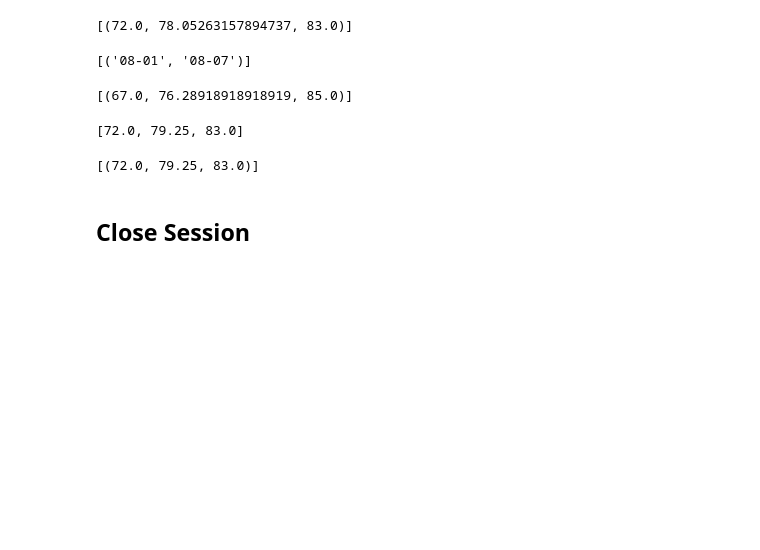
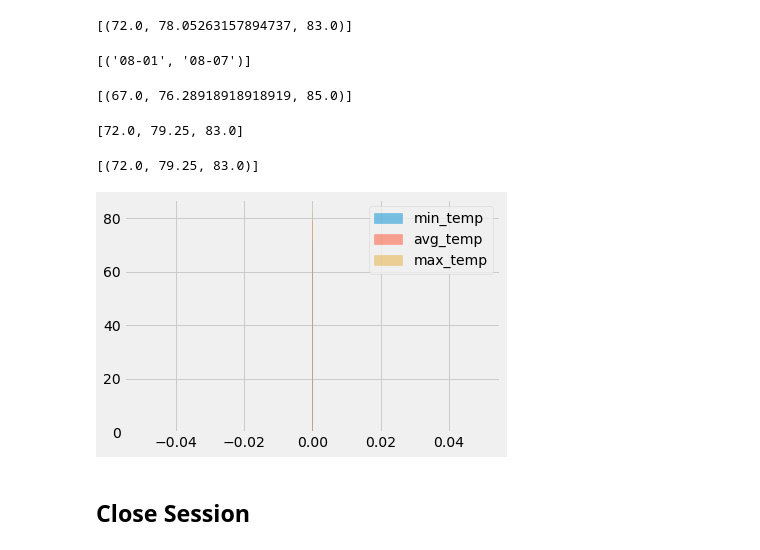
Before and after one commit to uzmabb182/sqlalchemy-challenge, a Jupyter notebook: temp_analysis_bonus_2_starter.ipynb, the cells around one changed output. Saved outputs shown, nothing was run; the diff lists cells and outputs as text; code cells hidden in the pictures; blank space fills up the shorter version.

```diff
--- a/temp_analysis_bonus_2_starter.ipynb
+++ b/temp_analysis_bonus_2_starter.ipynb
@@ -276,5 +272,16 @@ range_aggregates
 # %%
+import pandas as pd
+import matplotlib.pyplot as plot
+
+
 # Plot the daily normals as an area plot with `stacked=False`
+
+df = pd.DataFrame(range_aggregates, columns=['min_temp', 'avg_temp', 'max_temp'])
+
+
+ax = df.plot.area(stacked=False)
+# %% [output]
+[figure, added]
 # %% [markdown]
 ## Close Session
 # %%
```
Also changed, not shown: parts of 3 cells of this notebook, 1 other file.
